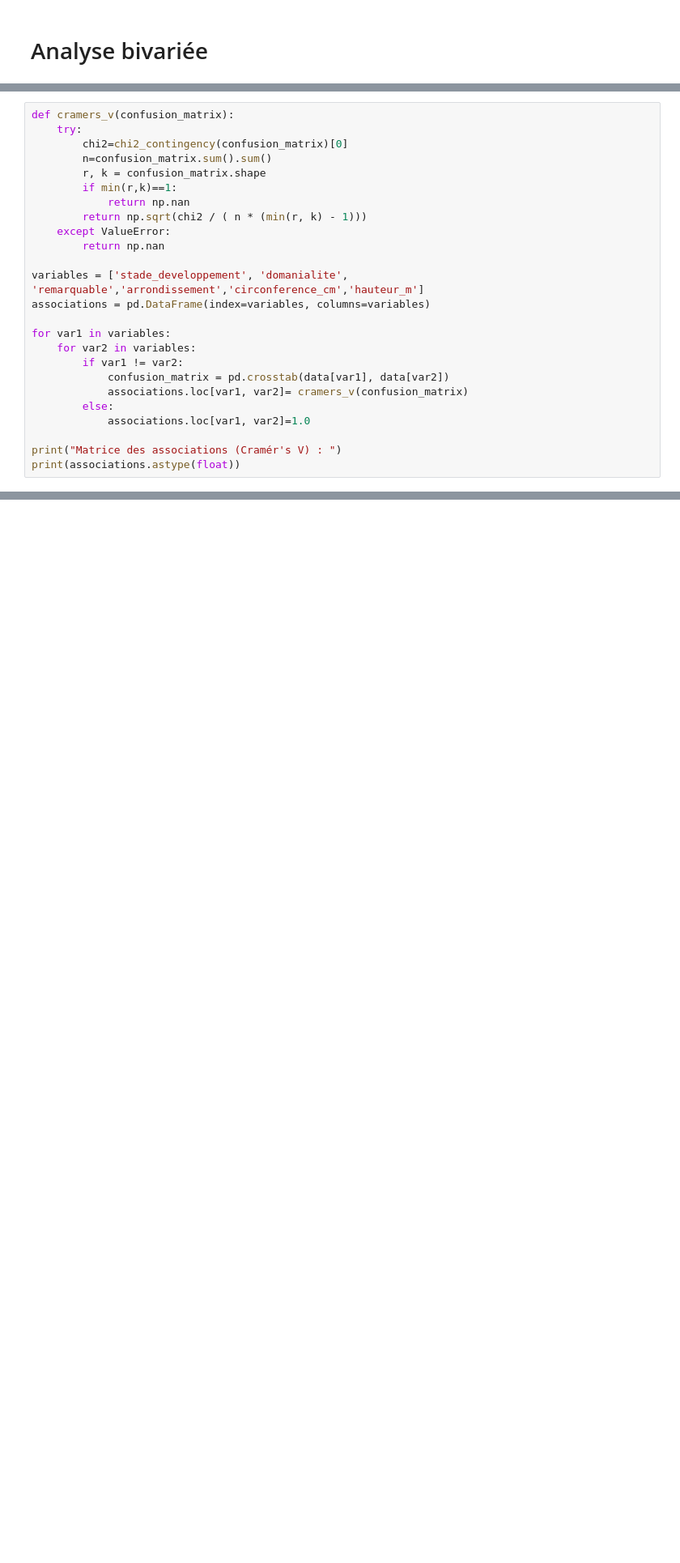
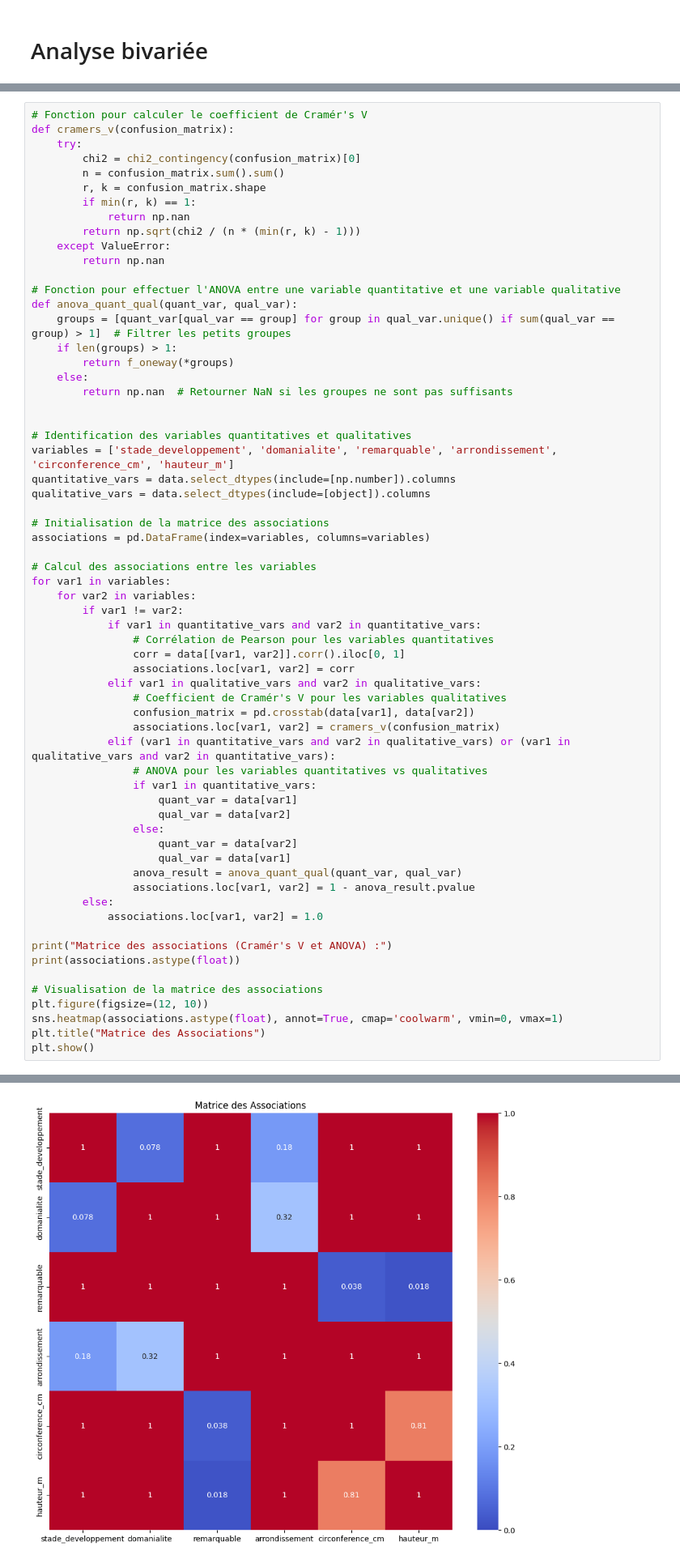
Before and after one commit to Belin27000/P2SmartCity, a Jupyter notebook: P2Tree.ipynb, the cells around one changed output, grey strips where cells are left out. Shown: that part at 81% size. Drawn from its saved outputs; the diff is of its cells as text; blank space fills up the shorter version.

```diff
--- a/P2Tree.ipynb
+++ b/P2Tree.ipynb
@@ -326,26 +330,64 @@ plt.show()
 # %%
+# Fonction pour calculer le coefficient de Cramér's V
 def cramers_v(confusion_matrix):
     try:
-        chi2=chi2_contingency(confusion_matrix)[0]
-        n=confusion_matrix.sum().sum()
+        chi2 = chi2_contingency(confusion_matrix)[0]
+        n = confusion_matrix.sum().sum()
         r, k = confusion_matrix.shape
-        if min(r,k)==1:
+        if min(r, k) == 1:
             return np.nan
-        return np.sqrt(chi2 / ( n * (min(r, k) - 1)))
+        return np.sqrt(chi2 / (n * (min(r, k) - 1)))
     except ValueError:
         return np.nan
 
-variables = ['stade_developpement', 'domanialite', 'remarquable','arrondissement','circonference_cm','hauteur_m']
+# Fonction pour effectuer l'ANOVA entre une variable quantitative et une variable qualitative
+def anova_quant_qual(quant_var, qual_var):
+    groups = [quant_var[qual_var == group] for group in qual_var.unique() if sum(qual_var == group) > 1]  # Filtrer les petits groupes
+    if len(groups) > 1:
+        return f_oneway(*groups)
+    else:
+        return np.nan  # Retourner NaN si les groupes ne sont pas suffisants
+
+
+# Identification des variables quantitatives et qualitatives
+variables = ['stade_developpement', 'domanialite', 'remarquable', 'arrondissement', 'circonference_cm', 'hauteur_m']
+quantitative_vars = data.select_dtypes(include=[np.number]).columns
+qualitative_vars = data.select_dtypes(include=[object]).columns
+
+# Initialisation de la matrice des associations
 associations = pd.DataFrame(index=variables, columns=variables)
 
+# Calcul des associations entre les variables
 for var1 in variables:
     for var2 in variables:
         if var1 != var2:
-            confusion_matrix = pd.crosstab(data[var1], data[var2])
-            associations.loc[var1, var2]= cramers_v(confusion_matrix)
+            if var1 in quantitative_vars and var2 in quantitative_vars:
+                # Corrélation de Pearson pour les variables quantitatives
+                corr = data[[var1, var2]].corr().iloc[0, 1]
+                associations.loc[var1, var2] = corr
+            elif var1 in qualitative_vars and var2 in qualitative_vars:
+                # Coefficient de Cramér's V pour les variables qualitatives
+                confusion_matrix = pd.crosstab(data[var1], data[var2])
+                associations.loc[var1, var2] = cramers_v(confusion_matrix)
+            elif (var1 in quantitative_vars and var2 in qualitative_vars) or (var1 in qualitative_vars and var2 in quantitative_vars):
+                # ANOVA pour les variables quantitatives vs qualitatives
+                if var1 in quantitative_vars:
+                    quant_var = data[var1]
+                    qual_var = data[var2]
+                else:
+                    quant_var = data[var2]
+                    qual_var = data[var1]
+                anova_result = anova_quant_qual(quant_var, qual_var)
+                associations.loc[var1, var2] = 1 - anova_result.pvalue
         else:
-            associations.loc[var1, var2]=1.0
+            associations.loc[var1, var2] = 1.0
 
-print("Matrice des associations (Cramér's V) : ")
+print("Matrice des associations (Cramér's V et ANOVA) :")
 print(associations.astype(float))
+
+# Visualisation de la matrice des associations
+plt.figure(figsize=(12, 10))
+sns.heatmap(associations.astype(float), annot=True, cmap='coolwarm', vmin=0, vmax=1)
+plt.title("Matrice des Associations")
+plt.show()
 # %% [output]
@@ -367,0 +410 @@ hauteur_m                  0.115278          0.271660   1.000000
+[figure, added]
```
Also changed, not shown: parts of 58 cells of this notebook.
